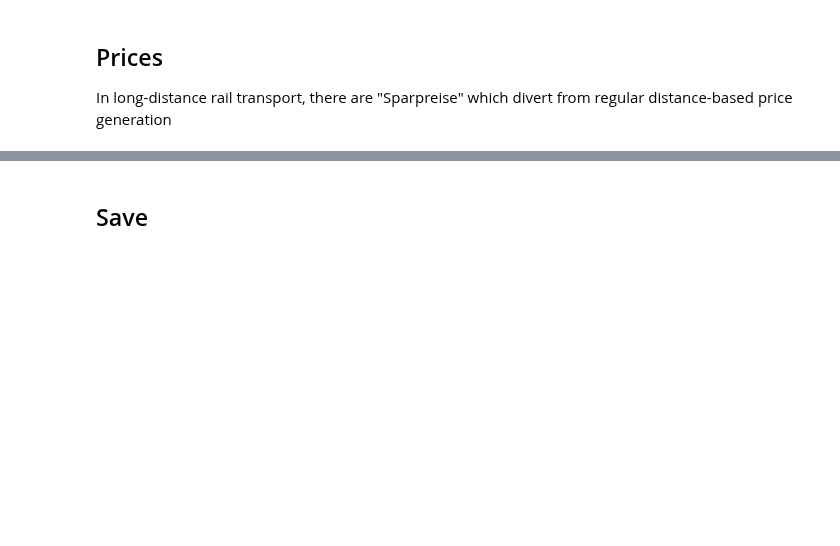
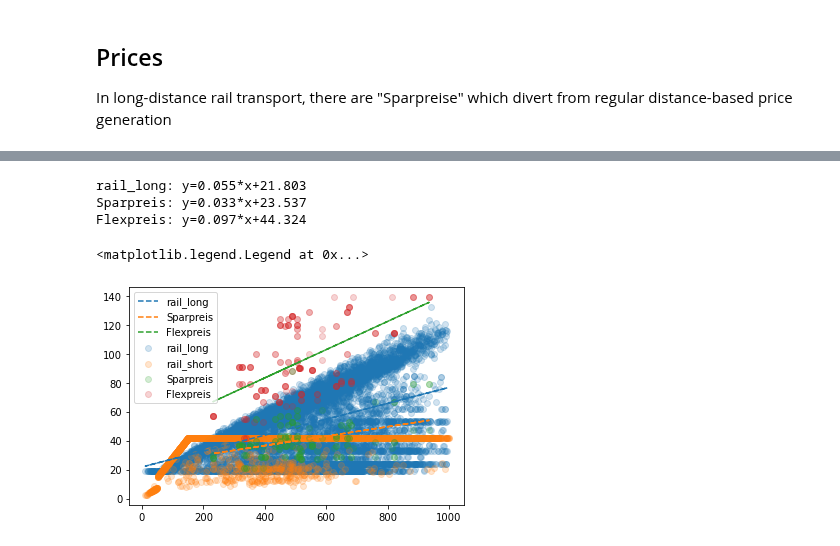
Before and after one commit to marlinarnz/quetzal_germany, a Jupyter notebook: notebooks/prep32_validation_rail.ipynb, the cells around one changed output, grey strips where cells are left out. Saved outputs shown, nothing was run; the diff lists cells and outputs as text; code cells hidden in the pictures; blank space fills up the shorter version.

Commit message:
new run with more realistic pt prices

```diff
--- a/notebooks/prep32_validation_rail.ipynb
+++ b/notebooks/prep32_validation_rail.ipynb
@@ -293,16 +230,0 @@ ln.links.loc[ln.links['route_type']=='rail_long', 'price'] = \
-# %%
-# Sum up prices in LoS table based on link fares
-price_dict = ln.links['price'].to_dict()
-sm.pt_los['price_2'] = sm.pt_los['link_path'].apply(
-    lambda l: sum([price_dict[link] for link in l]))
-# Add static part to long-distance connections
-sm.pt_los.loc[sm.pt_los['route_type']=='rail_long', 'price_2'] = \
-    sm.pt_los.loc[sm.pt_los['route_type']=='rail_long',
-                  'price_2'] + (27+66)/2
-# Add price cap
-sm.pt_los.loc[sm.pt_los['route_type']=='rail_long', 'price_2'] = \
-    np.minimum(139, sm.pt_los.loc[sm.pt_los['route_type']=='rail_long', 'price_2'])
-# Add local transport fee as in prep31
-sm.pt_los.loc[sm.pt_los['route_types'].apply(lambda t: 'bus' in t),
-              'price_2'] = sm.pt_los['price_2'] + \
-    sm.pt_los.loc[sm.pt_los['route_type']=='bus', 'price'].mean()
@@ -311,7 +230,0 @@ sm.pt_los.loc[sm.pt_los['route_types'].apply(lambda t: 'bus' in t),
-# %%
-# Alter short-distance prices
-mask = (sm.pt_los['route_type']=='rail_short') & (sm.pt_los['length']<50000)
-sm.pt_los.loc[mask, 'price_2'] = sm.pt_los.loc[mask, 'price'] / 2
-# Add price cap
-sm.pt_los.loc[sm.pt_los['route_type']=='rail_short', 'price_2'] = \
-    np.minimum(42, sm.pt_los.loc[sm.pt_los['route_type']=='rail_short', 'price_2'])
@@ -353,2 +230,0 @@ len(sm.pt_los.loc[(sm.pt_los['route_type']=='rail_short') & (sm.pt_los['price_2'
-# %%
-sm.pt_los = sm.pt_los.drop('price', axis=1).rename(columns={'price_2': 'price'})
@@ -361,2 +230,0 @@ sm.pt_los.sample()
-# %% [markdown]
-## Save
@@ -366,0 +231,18 @@ sm.to_json(model_path + 'de_pt_los',
+# %%
+sm.pt_los['length'] = sm.pt_los['length'] / 1000
+# %%
+for t in ['rail_long', 'rail_short']:
+    sample = sm.pt_los.loc[sm.pt_los['route_type']==t].sample(10000)
+    try:
+        get_trend(sample['length'], sample['price'], t)
+    except:
+        plt.scatter(sample['length'], sample['price'], marker='o', alpha=.2, label=t)
+get_trend(val['length'], val['cost_spar'], 'Sparpreis')
+get_trend(val['length'], val['cost_flex'], 'Flexpreis')
+plt.legend()
+# %% [output]
+rail_long: y=0.055*x+21.803
+Sparpreis: y=0.033*x+23.537
+Flexpreis: y=0.097*x+44.324
+<matplotlib.legend.Legend at 0x...>
+[figure, added]
```
Also changed, not shown: parts of 16 cells of this notebook, 14 other files.
